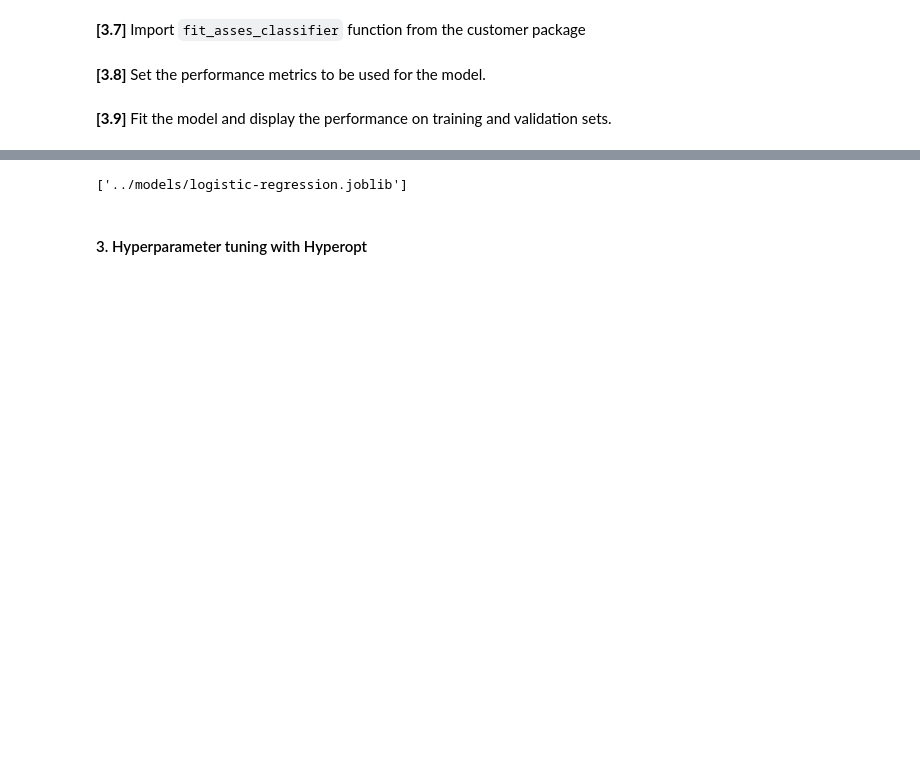
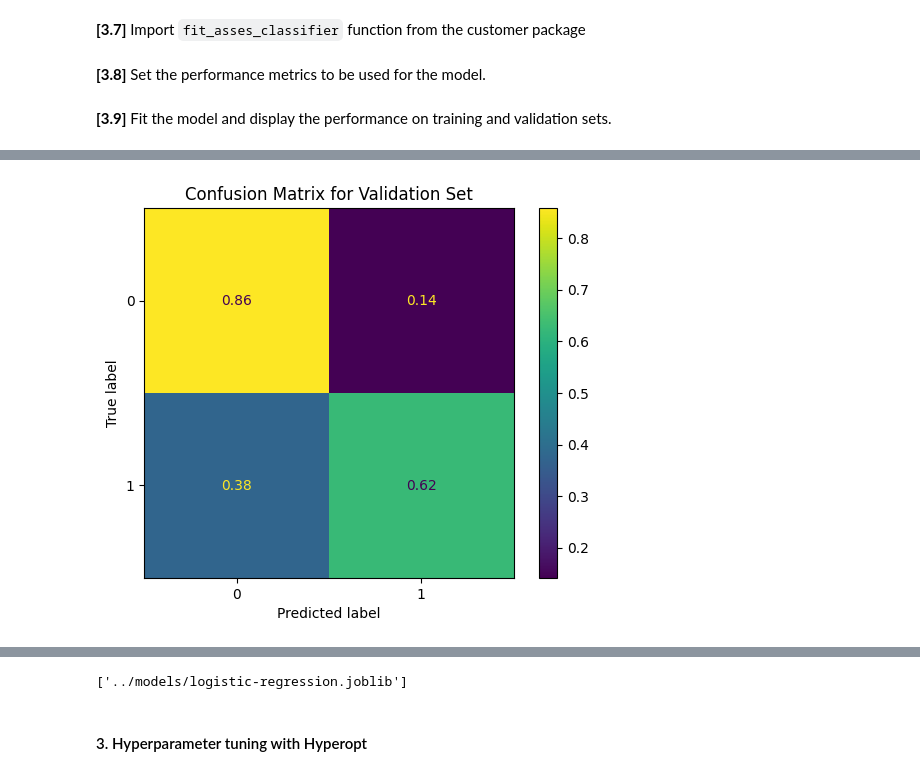
Before and after one commit to chuannarongvat/internship_c_dataset_2, a Jupyter notebook: notebooks/3_logistic-regression.ipynb, the cells around one changed output, grey strips where cells are left out. Saved outputs shown, nothing was run; the diff lists cells and outputs as text; code cells hidden in the pictures; blank space fills up the shorter version.

```diff
--- a/notebooks/3_logistic-regression.ipynb
+++ b/notebooks/3_logistic-regression.ipynb
@@ -92,0 +94,4 @@ Validation  0.618742   0.621134  0.616368  0.735842
+# %%
+plot_confusion_matrix(log_reg, X_val, y_val, "Validation")
+# %% [output]
+[figure, added]
```
Also changed, not shown: parts of 25 cells of this notebook, 1 other file.
